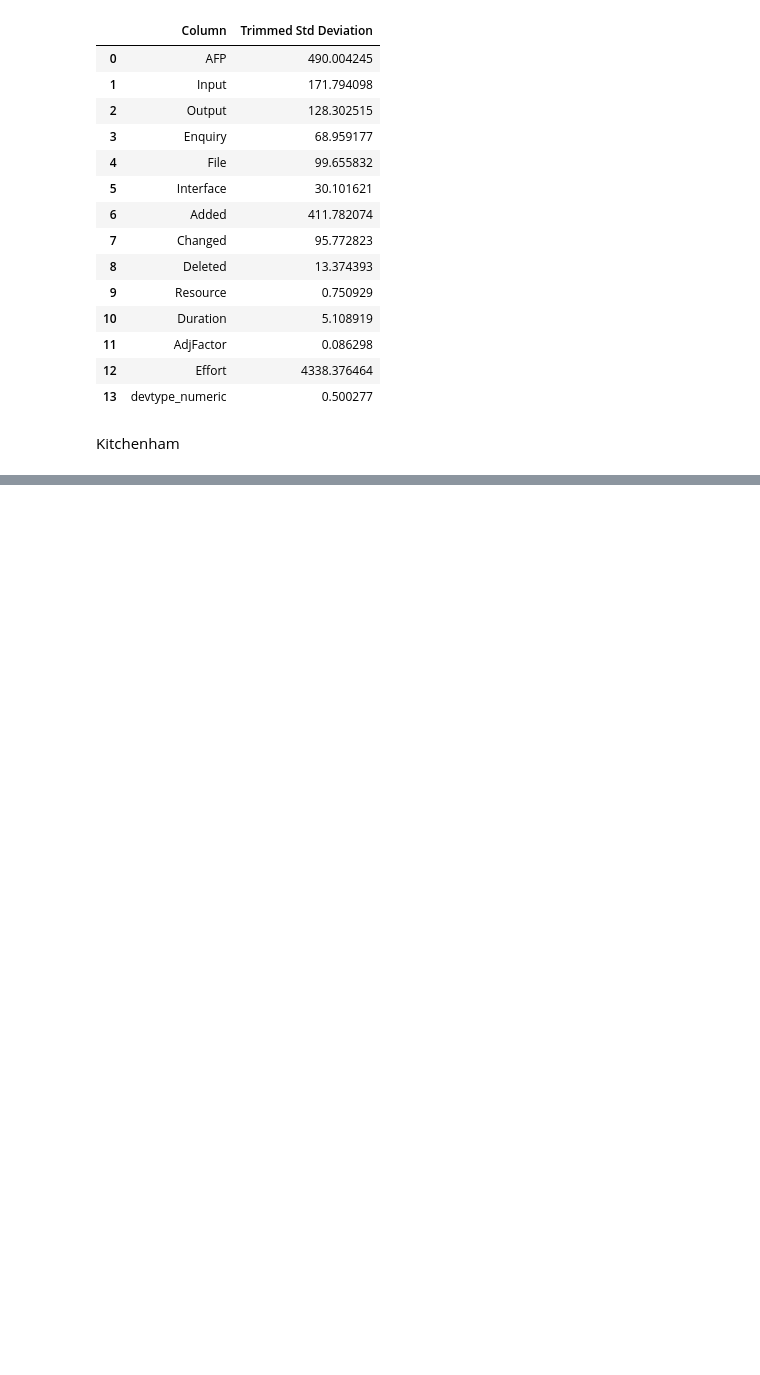
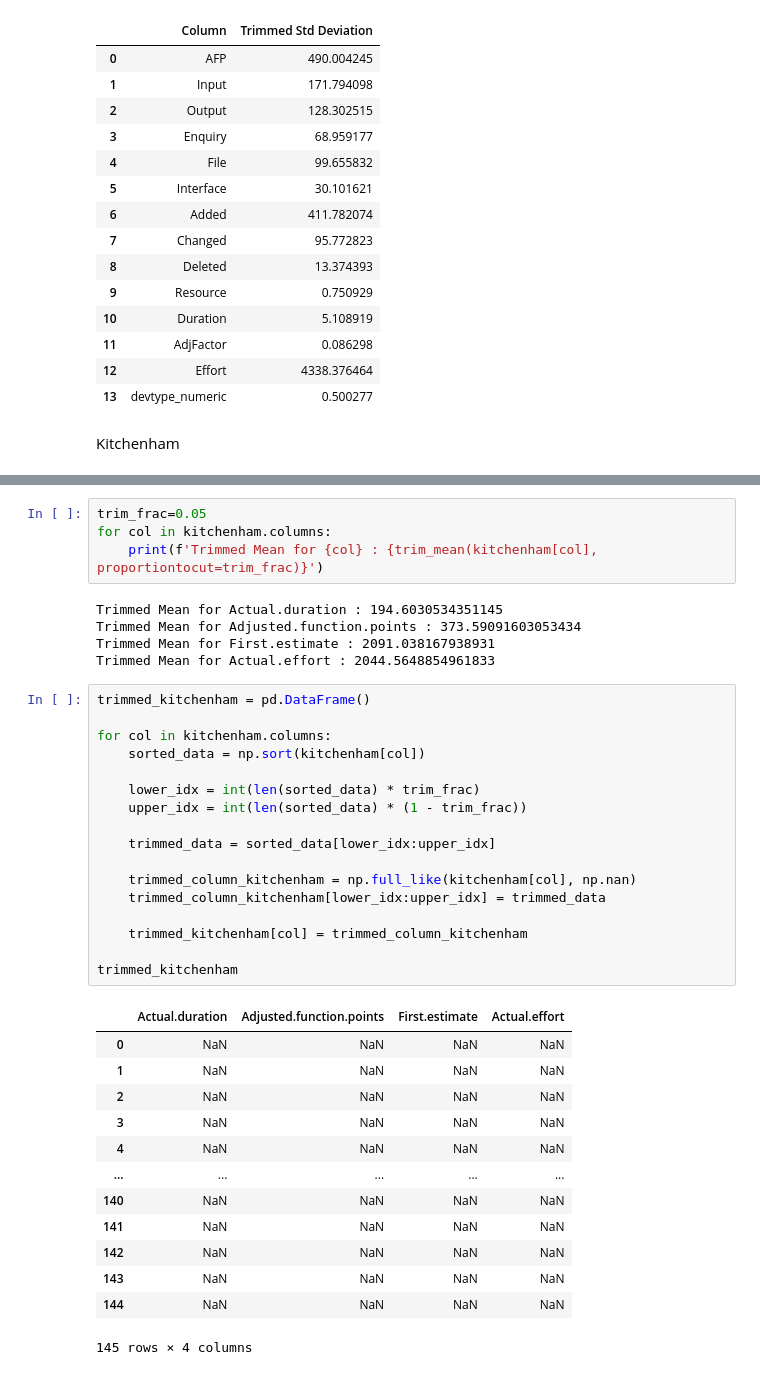
Before and after one commit to Vaishali054/Estimation-Model-for-Software-Development, a Jupyter notebook: DataAnalysis.ipynb, the cells around one changed output, grey strips where cells are left out. Drawn from its saved outputs; the diff is of its cells as text; blank space fills up the shorter version.

```diff
--- a/DataAnalysis.ipynb
+++ b/DataAnalysis.ipynb
@@ -822,0 +912,40 @@ Kitchenham
+# %%
+trim_frac=0.05
+for col in kitchenham.columns:
+    print(f'Trimmed Mean for {col} : {trim_mean(kitchenham[col], proportiontocut=trim_frac)}')
+# %% [output]
+Trimmed Mean for Actual.duration : 194.6030534351145
+Trimmed Mean for Adjusted.function.points : 373.59091603053434
+Trimmed Mean for First.estimate : 2091.038167938931
+Trimmed Mean for Actual.effort : 2044.5648854961833
+# %%
+trimmed_kitchenham = pd.DataFrame()
+
+for col in kitchenham.columns:
+    sorted_data = np.sort(kitchenham[col])
+
+    lower_idx = int(len(sorted_data) * trim_frac)
+    upper_idx = int(len(sorted_data) * (1 - trim_frac))
+
+    trimmed_data = sorted_data[lower_idx:upper_idx]
+
+    trimmed_column_kitchenham = np.full_like(kitchenham[col], np.nan)
+    trimmed_column_kitchenham[lower_idx:upper_idx] = trimmed_data
+
+    trimmed_kitchenham[col] = trimmed_column_kitchenham
+
+trimmed_kitchenham
+# %% [output]
+|  | Actual.duration | Adjusted.function.points | First.estimate | Actual.effort |
+| 0 | NaN | NaN | NaN | NaN |
+| 1 | NaN | NaN | NaN | NaN |
+| 2 | NaN | NaN | NaN | NaN |
+| 3 | NaN | NaN | NaN | NaN |
+| 4 | NaN | NaN | NaN | NaN |
+| ... | ... | ... | ... | ... |
+| 140 | NaN | NaN | NaN | NaN |
+| 141 | NaN | NaN | NaN | NaN |
+| 142 | NaN | NaN | NaN | NaN |
+| 143 | NaN | NaN | NaN | NaN |
+| 144 | NaN | NaN | NaN | NaN |
+145 rows × 4 columns
```
Also changed, not shown: parts of 10 cells of this notebook, 1 other file.
